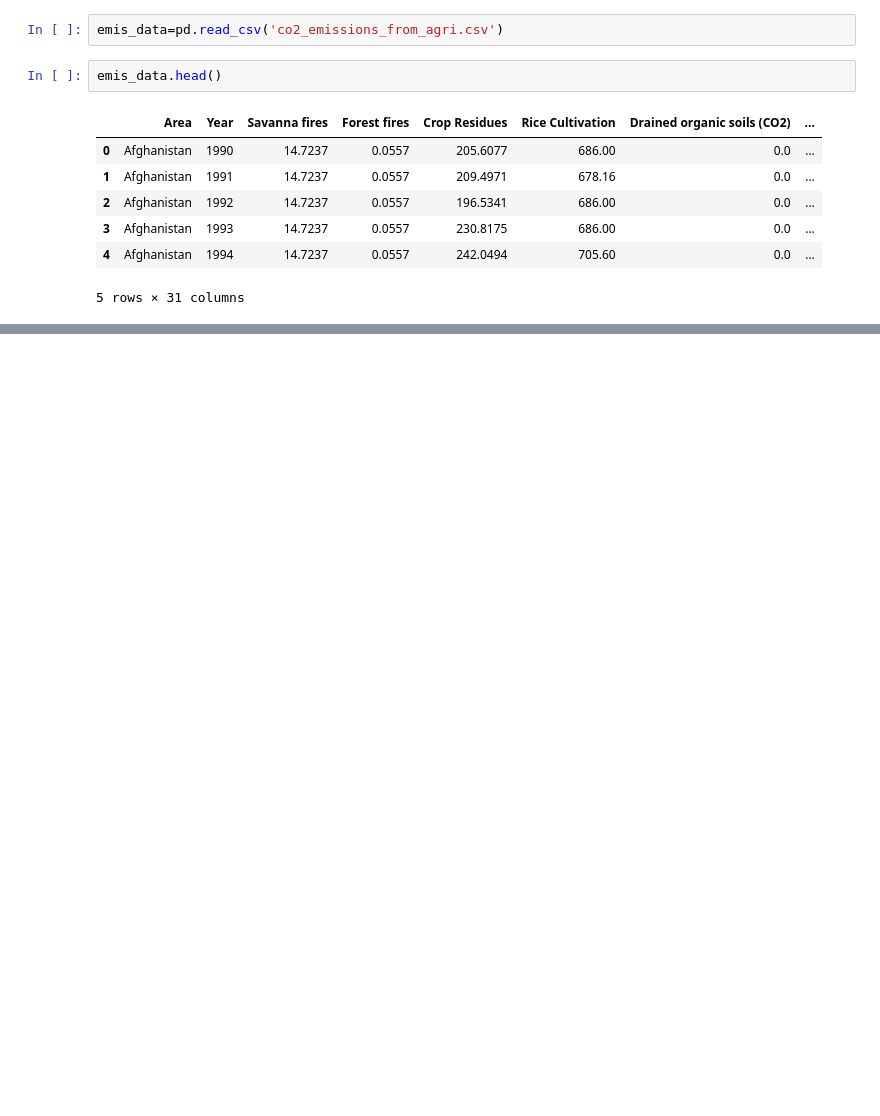
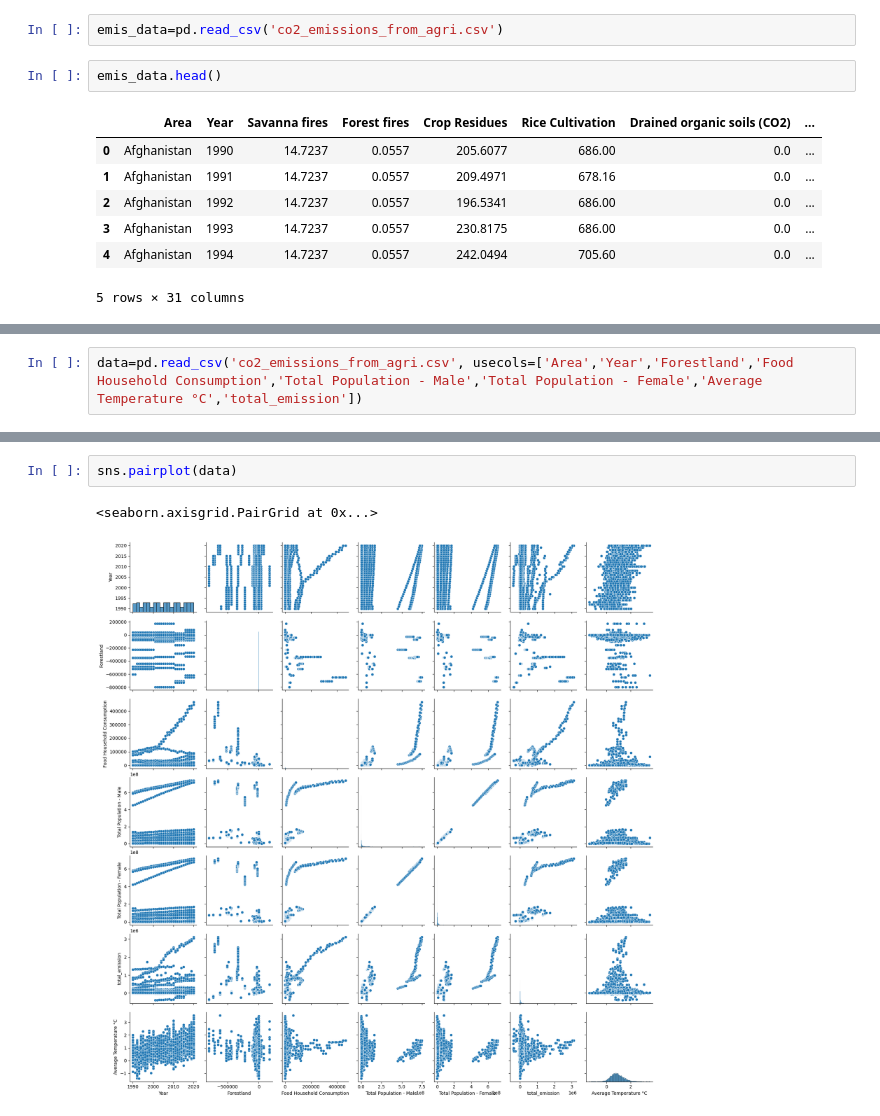
Before and after one commit to MelShongwe/2401PTDS_Regression_Project, a Jupyter notebook: Regression_Project.ipynb, the cells around one changed output, grey strips where cells are left out. Drawn from its saved outputs; the diff is of its cells as text; blank space fills up the shorter version.

Commit message:
additions to notebook and read me

```diff
--- a/Regression_Project.ipynb
+++ b/Regression_Project.ipynb
@@ -73,0 +444,2 @@ emis_data.head()
+# %%
+data=pd.read_csv('co2_emissions_from_agri.csv', usecols=['Area','Year','Forestland','Food Household Consumption','Total Population - Male','Total Population - Female','Average Temperature °C','total_emission'])
@@ -73,0 +455,5 @@ emis_data.head()
+# %%
+sns.pairplot(data)
+# %% [output]
+<seaborn.axisgrid.PairGrid at 0x...>
+[figure, added]
```
Also changed, not shown: parts of 45 cells of this notebook, 3 other files.
